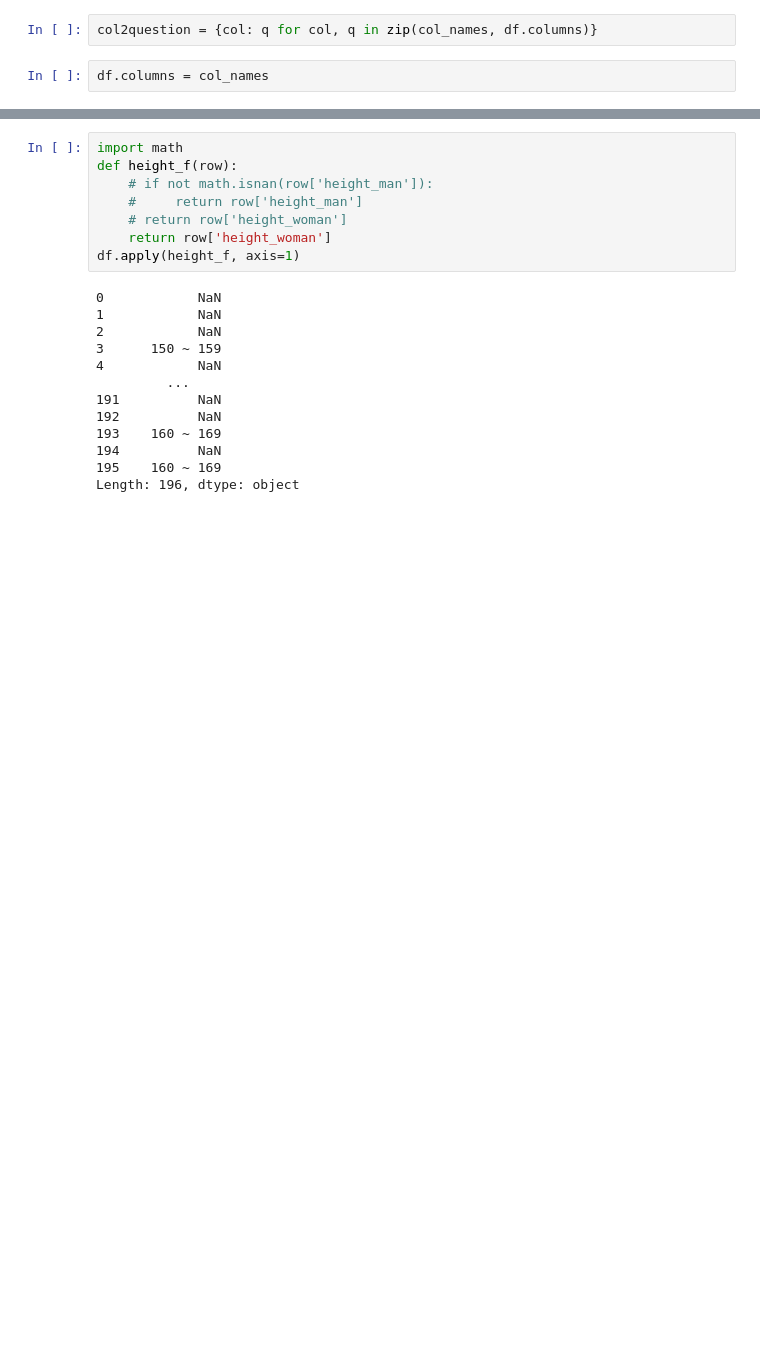
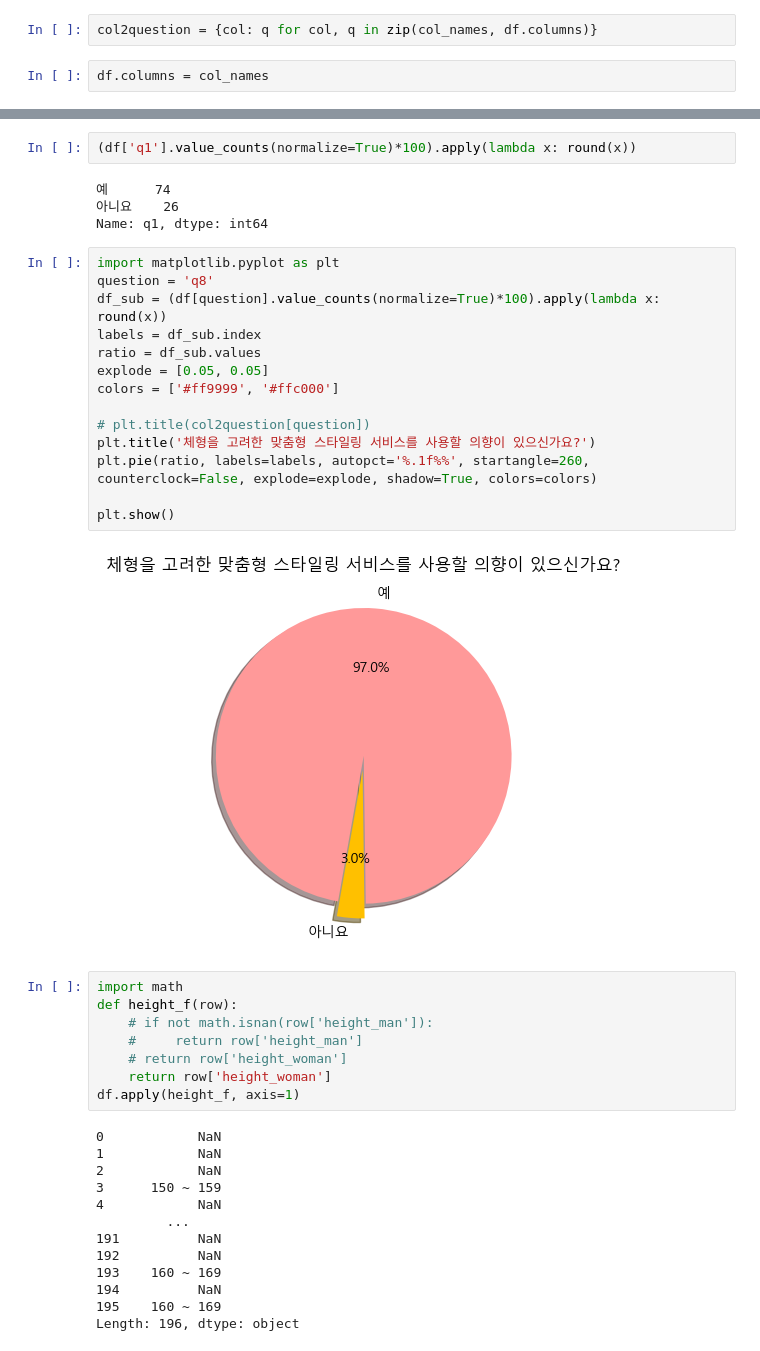
Before and after one commit to sinjy1203/TIL, a Jupyter notebook: data_visualization/shopping_survey_visualization.ipynb, the cells around one changed output, grey strips where cells are left out. Saved outputs shown, nothing was run; the diff lists cells and outputs as text; blank space fills up the shorter version.

```diff
--- a/data_visualization/shopping_survey_visualization.ipynb
+++ b/data_visualization/shopping_survey_visualization.ipynb
@@ -44,3 +57,25 @@ df.head()
+# %%
+(df['q1'].value_counts(normalize=True)*100).apply(lambda x: round(x))
+# %% [output]
+예      74
+아니요    26
+Name: q1, dtype: int64
+# %%
+import matplotlib.pyplot as plt
+question = 'q8'
+df_sub = (df[question].value_counts(normalize=True)*100).apply(lambda x: round(x))
+labels = df_sub.index
+ratio = df_sub.values
+explode = [0.05, 0.05]
+colors = ['#ff9999', '#ffc000']
+
+# plt.title(col2question[question])
+plt.title('체형을 고려한 맞춤형 스타일링 서비스를 사용할 의향이 있으신가요?')
+plt.pie(ratio, labels=labels, autopct='%.1f%%', startangle=260, counterclock=False, explode=explode, shadow=True, colors=colors)
+
+plt.show()
+# %% [output]
+[figure, added]
 # %%
 import math
 def height_f(row):
```
Also changed, not shown: parts of 9 cells of this notebook, 1 other file.
